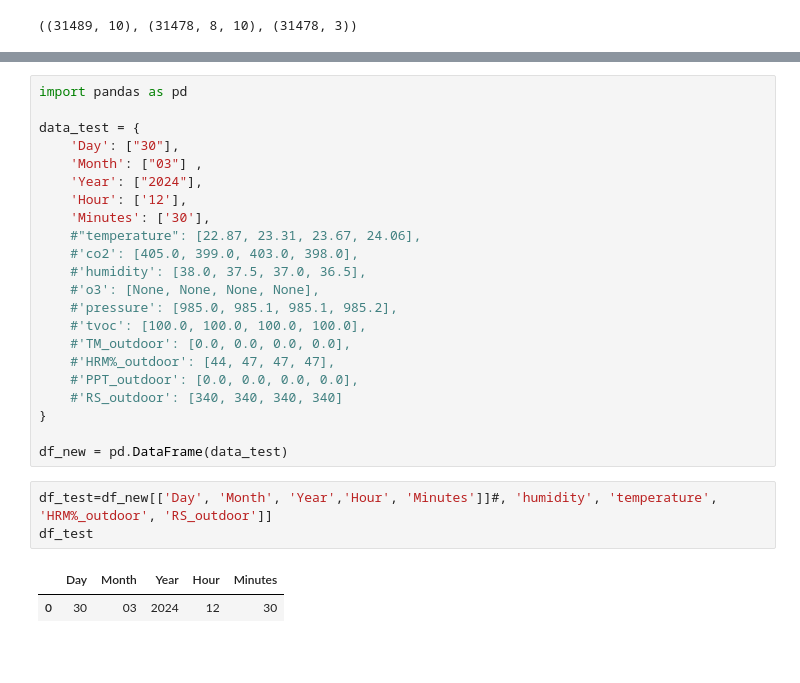
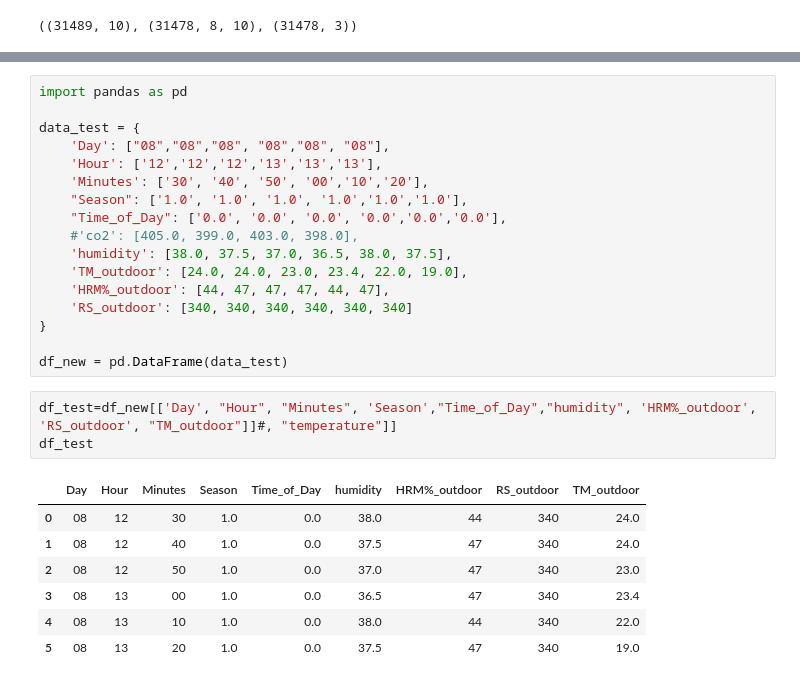
Before and after one commit to peremayolc/UAB_EnergyStudy, a Jupyter notebook: Recommender/recommendersys.ipynb, the cells around one changed output, grey strips where cells are left out. Drawn from its saved outputs; the diff is of its cells as text; blank space fills up the shorter version.

```diff
--- a/Recommender/recommendersys.ipynb
+++ b/Recommender/recommendersys.ipynb
@@ -650,30 +644,30 @@ R2 of Unidirectional LSTM model : 0.98
 import pandas as pd
 
 data_test = {
-    'Day': ["30"],
-    'Month': ["03"] ,
-    'Year': ["2024"],
-    'Hour': ['12'],
-    'Minutes': ['30'],
-    #"temperature": [22.87, 23.31, 23.67, 24.06],
+    'Day': ["08","08","08", "08","08", "08"],
+    'Hour': ['12','12','12','13','13','13'],
+    'Minutes': ['30', '40', '50', '00','10','20'],
+    "Season": ['1.0', '1.0', '1.0', '1.0','1.0','1.0'],
+    "Time_of_Day": ['0.0', '0.0', '0.0', '0.0','0.0','0.0'],
     #'co2': [405.0, 399.0, 403.0, 398.0],
-    #'humidity': [38.0, 37.5, 37.0, 36.5],
-    #'o3': [None, None, None, None],
-    #'pressure': [985.0, 985.1, 985.1, 985.2],
-    #'tvoc': [100.0, 100.0, 100.0, 100.0],
-    #'TM_outdoor': [0.0, 0.0, 0.0, 0.0],
-    #'HRM%_outdoor': [44, 47, 47, 47],
-    #'PPT_outdoor': [0.0, 0.0, 0.0, 0.0],
-    #'RS_outdoor': [340, 340, 340, 340]
+    'humidity': [38.0, 37.5, 37.0, 36.5, 38.0, 37.5],
+    'TM_outdoor': [24.0, 24.0, 23.0, 23.4, 22.0, 19.0],
+    'HRM%_outdoor': [44, 47, 47, 47, 44, 47],
+    'RS_outdoor': [340, 340, 340, 340, 340, 340]
 }
 
 df_new = pd.DataFrame(data_test)
 # %%
-df_test=df_new[['Day', 'Month', 'Year','Hour', 'Minutes']]#, 'humidity', 'temperature', 'HRM%_outdoor', 'RS_outdoor']]
+df_test=df_new[['Day', "Hour", "Minutes", 'Season',"Time_of_Day","humidity", 'HRM%_outdoor', 'RS_outdoor', "TM_outdoor"]]#, "temperature"]]
 df_test
 # %% [output]
-|  | Day | Month | Year | Hour | Minutes |
-| 0 | 30 | 03 | 2024 | 12 | 30 |
+|  | Day | Hour | Minutes | Season | Time_of_Day | humidity | HRM%_outdoor | RS_outdoor | TM_outdoor |
+| 0 | 08 | 12 | 30 | 1.0 | 0.0 | 38.0 | 44 | 340 | 24.0 |
+| 1 | 08 | 12 | 40 | 1.0 | 0.0 | 37.5 | 47 | 340 | 24.0 |
+| 2 | 08 | 12 | 50 | 1.0 | 0.0 | 37.0 | 47 | 340 | 23.0 |
+| 3 | 08 | 13 | 00 | 1.0 | 0.0 | 36.5 | 47 | 340 | 23.4 |
+| 4 | 08 | 13 | 10 | 1.0 | 0.0 | 38.0 | 44 | 340 | 22.0 |
+| 5 | 08 | 13 | 20 | 1.0 | 0.0 | 37.5 | 47 | 340 | 19.0 |
 # %%
 train_test=df_train.append(df_test,ignore_index=True).fillna(0)
 train_test
```
Also changed, not shown: parts of 26 cells of this notebook.
